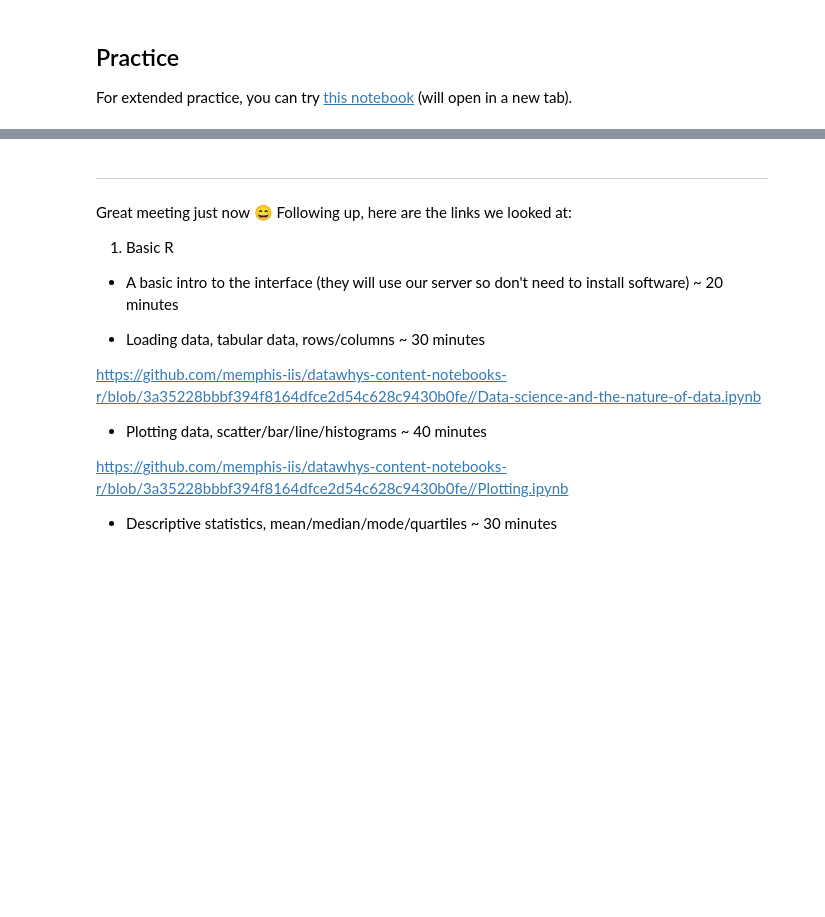
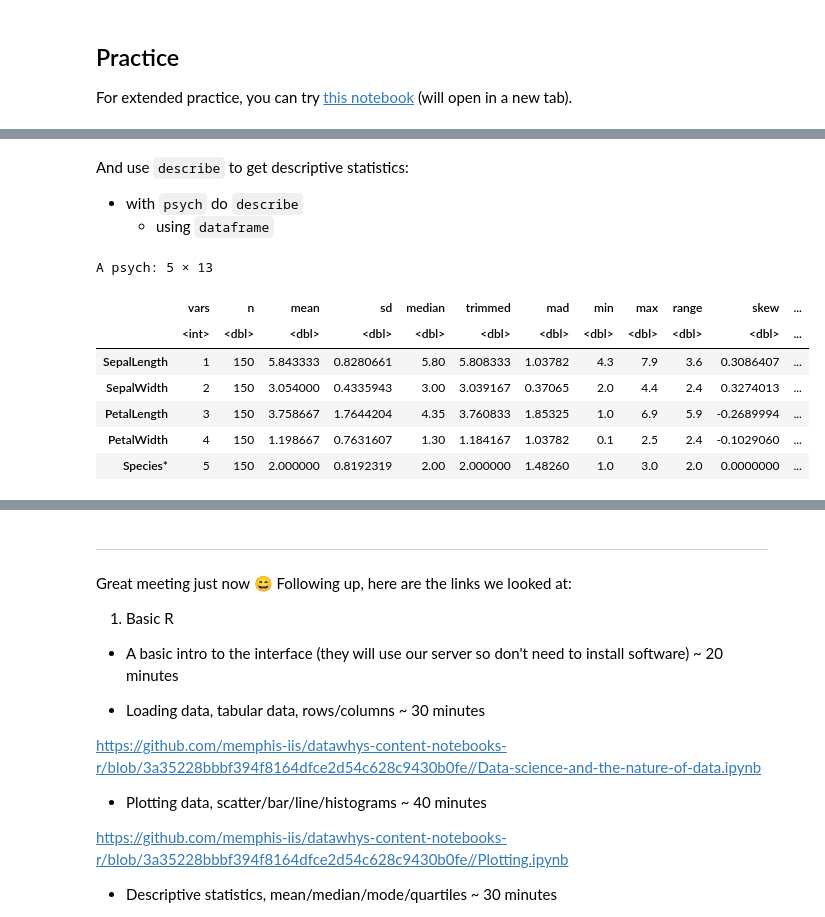
Before and after one commit to memphis-iis/datawhys-content-r-basic-blocks-workshop, a Jupyter notebook: datawhys-content-r-basic-blocks-workshop.ipynb, the cells around one changed output, grey strips where cells are left out. Cells and saved outputs as stored; diff of their text form; code cells hidden in the pictures; blank space fills up the shorter version.

Commit message:
through descriptive statistics

```diff
--- a/datawhys-content-r-basic-blocks-workshop.ipynb
+++ b/datawhys-content-r-basic-blocks-workshop.ipynb
@@ -945,0 +993,6 @@ For extended practice, you can try [this notebook](extended-practice/Plotting-PS
+# %%
+dataframe = readr::read_csv("datasets/iris.csv")
+
+dataframe
+
+#<xml xmlns="https://developers.google.com/blockly/xml"><variables><variable id="t[n^Fcp7,s93E17ZZ9J6">dataframe</variable><variable id="(cA1)X2lCPQio$W{:j4y">readr</variable></variables><block type="variables_set" id="aEmL:SB)NF-^e4,:*KEN" x="17" y="204"><field name="VAR" id="t[n^Fcp7,s93E17ZZ9J6">dataframe</field><value name="VALUE"><block type="varDoMethod_R" id="!AFB9x,(K:Q.,_2FYY+u"><mutation items="1"></mutation><field name="VAR" id="(cA1)X2lCPQio$W{:j4y">readr</field><field name="MEMBER">read_csv</field><data>readr:read_csv</data><value name="ADD0"><block type="text" id="]^)Tk(d-R3[)=xBi|9=?"><field name="TEXT">datasets/iris.csv</field></block></value></block></value></block><block type="variables_get" id="3?lrwsCvbw.I,.6Ab_k/" x="13" y="283"><field name="VAR" id="t[n^Fcp7,s93E17ZZ9J6">dataframe</field></block></xml>
@@ -945,0 +1240,18 @@ For extended practice, you can try [this notebook](extended-practice/Plotting-PS
+# %% [markdown]
+And use `describe` to get descriptive statistics:
+
+- with `psych` do `describe`
+    - using `dataframe`
+# %%
+psych::describe(dataframe)
+
+#<xml xmlns="https://developers.google.com/blockly/xml"><variables><variable id="H.f.@`@DGJUVVIS~m[q!">psych</variable><variable id="t[n^Fcp7,s93E17ZZ9J6">dataframe</variable></variables><block type="varDoMethod_R" id="-lQX7x`bh?otr@/B6+no" x="-36" y="212"><mutation items="1"></mutation><field name="VAR" id="H.f.@`@DGJUVVIS~m[q!">psych</field><field name="MEMBER">describe</field><data>psych:describe</data><value name="ADD0"><block type="variables_get" id="`a)ct@JE/VBGjptu|P;t"><field name="VAR" id="t[n^Fcp7,s93E17ZZ9J6">dataframe</field></block></value></block></xml>
+# %% [output]
+A psych: 5 × 13
+|  | vars | n | mean | sd | median | trimmed | mad | min | max | range | skew | ... |
+|  | <int> | <dbl> | <dbl> | <dbl> | <dbl> | <dbl> | <dbl> | <dbl> | <dbl> | <dbl> | <dbl> | ... |
+| SepalLength | 1 | 150 | 5.843333 | 0.8280661 | 5.80 | 5.808333 | 1.03782 | 4.3 | 7.9 | 3.6 | 0.3086407 | ... |
+| SepalWidth | 2 | 150 | 3.054000 | 0.4335943 | 3.00 | 3.039167 | 0.37065 | 2.0 | 4.4 | 2.4 | 0.3274013 | ... |
+| PetalLength | 3 | 150 | 3.758667 | 1.7644204 | 4.35 | 3.760833 | 1.85325 | 1.0 | 6.9 | 5.9 | -0.2689994 | ... |
+| PetalWidth | 4 | 150 | 1.198667 | 0.7631607 | 1.30 | 1.184167 | 1.03782 | 0.1 | 2.5 | 2.4 | -0.1029060 | ... |
+| Species* | 5 | 150 | 2.000000 | 0.8192319 | 2.00 | 2.000000 | 1.48260 | 1.0 | 3.0 | 2.0 | 0.0000000 | ... |
```
Also changed, not shown: parts of 31 cells of this notebook.
